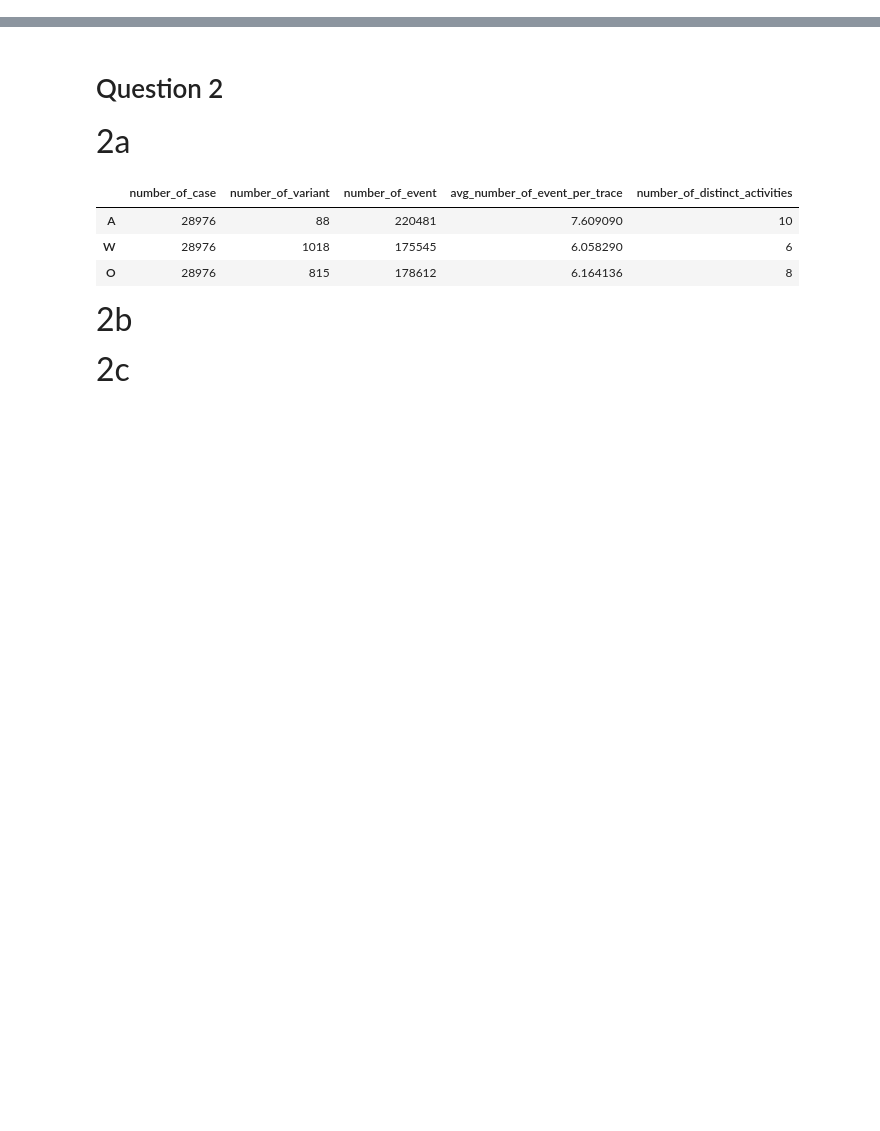
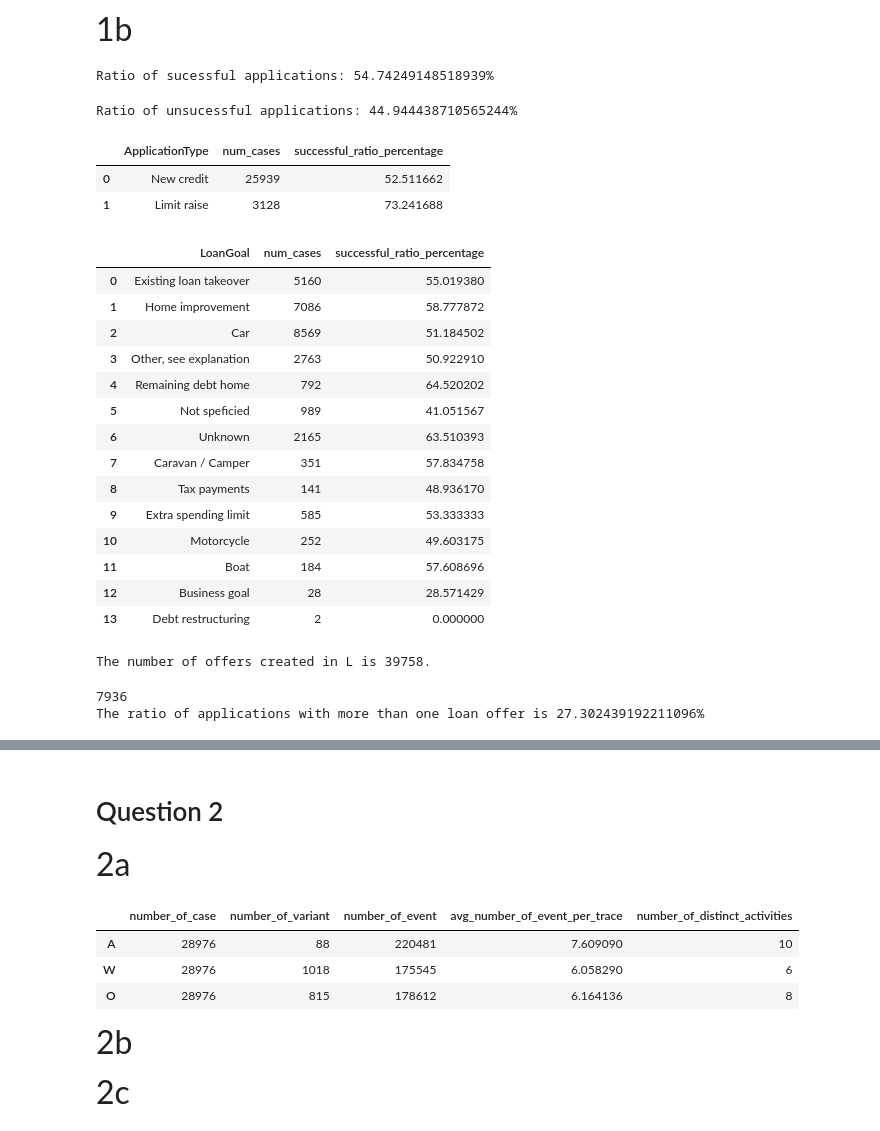
Before and after one commit to tranvutuan2001/APM2, a Jupyter notebook: notebook.ipynb, the cells around one changed output, grey strips where cells are left out. Saved outputs shown, nothing was run; the diff lists cells and outputs as text; code cells hidden in the pictures; blank space fills up the shorter version.

```diff
--- a/notebook.ipynb
+++ b/notebook.ipynb
@@ -4,0 +7,76 @@ import pm4py
+# %% [markdown]
+ <font size="6">1b</font>
+# %%
+# Import the log
+log = pm4py.read_xes("loanApplications.xes.gz")
+# %%
+num_traces = len(log) # Number of traces in the log
+# Cases of successful applications
+log_successful = pm4py.filter_event_attribute_values(log, "concept:name", ["A_Pending"], level="case", retain=True)
+num_traces_successful = len(log_successful)
+print(f"Ratio of sucessful applications: {num_traces_successful/num_traces*100}%")
+# %% [output]
+Ratio of sucessful applications: 54.74249148518939%
+# %%
+# Cases of unsuccessful applications
+log_unsuccessful = pm4py.filter_event_attribute_values(log, "concept:name", ["A_Denied", "A_Cancelled"], level="case", retain=True)
+num_traces_unsuccessful = len(log_unsuccessful)
+print(f"Ratio of unsucessful applications: {num_traces_unsuccessful/num_traces*100}%")
+# %% [output]
+Ratio of unsucessful applications: 44.944438710565244%
+# %%
+# Helper function to inspect attribute values
+def inspect_attribute(log, log_successful, attribute):
+    columns = [attribute, "num_cases", "successful_ratio_percentage"]
+    data = []
+    # Get all attribute values
+    att_values = pm4py.get_trace_attribute_values(log, attribute)
+    att_values_successful = pm4py.get_trace_attribute_values(log_successful, attribute)
+    # Calculate num cases and successful ratio for each attribute value
+    for val in att_values:
+        num_traces_val = att_values[val]
+        num_traces_val_successful = att_values_successful.get(val, 0)
+        data.append([val, num_traces_val, num_traces_val_successful/num_traces_val*100])
+    # Return a result table
+    df = pd.DataFrame(columns=columns, data=data)
+    return df
+# %%
+# Inspect ApplicationType
+inspect_attribute(log, log_successful, "ApplicationType")
+# %% [output]
+|  | ApplicationType | num_cases | successful_ratio_percentage |
+| 0 | New credit | 25939 | 52.511662 |
+| 1 | Limit raise | 3128 | 73.241688 |
+# %%
+# Inspect LoanGoal
+inspect_attribute(log, log_successful, "LoanGoal")
+# %% [output]
+|  | LoanGoal | num_cases | successful_ratio_percentage |
+| 0 | Existing loan takeover | 5160 | 55.019380 |
+| 1 | Home improvement | 7086 | 58.777872 |
+| 2 | Car | 8569 | 51.184502 |
+| 3 | Other, see explanation | 2763 | 50.922910 |
+| 4 | Remaining debt home | 792 | 64.520202 |
+| 5 | Not speficied | 989 | 41.051567 |
+| 6 | Unknown | 2165 | 63.510393 |
+| 7 | Caravan / Camper | 351 | 57.834758 |
+| 8 | Tax payments | 141 | 48.936170 |
+| 9 | Extra spending limit | 585 | 53.333333 |
+| 10 | Motorcycle | 252 | 49.603175 |
+| 11 | Boat | 184 | 57.608696 |
+| 12 | Business goal | 28 | 28.571429 |
+| 13 | Debt restructuring | 2 | 0.000000 |
+# %%
+# Number of offers created
+activities = pm4py.get_event_attribute_values(log, "concept:name")
+print(f"The number of offers created in L is {activities['O_Create Offer']}.")
+# %% [output]
+The number of offers created in L is 39758.
+# %%
+# Cases where O_Create Offer happened at least twice
+log_repeated_offers = pm4py.filter_activities_rework(log, "O_Create Offer", 2)
+print(len(log_repeated_offers))
+print(f"The ratio of applications with more than one loan offer is {len(log_repeated_offers)/num_traces*100}%")
+# %% [output]
+7936
+The ratio of applications with more than one loan offer is 27.302439192211096%
```
Also changed, not shown: parts of 2 cells of this notebook, 1 other file.
